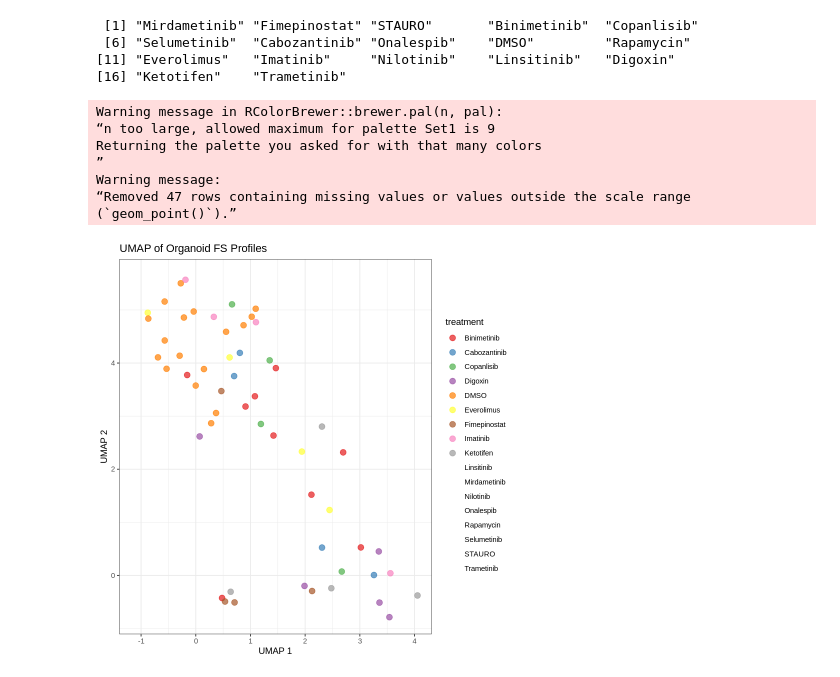
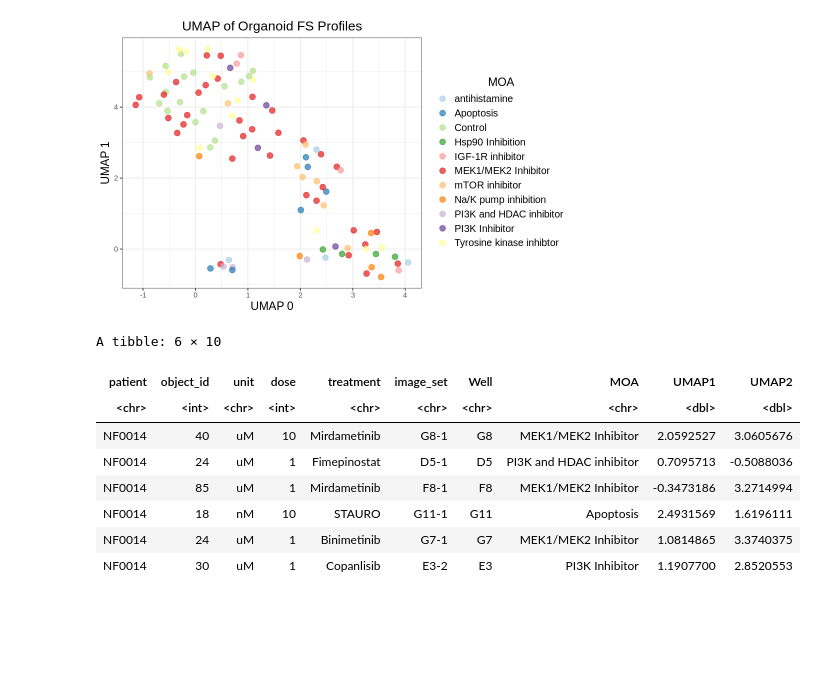
Before and after one commit to MikeLippincott/GFF_3D_organoid_profiling_pipeline, a Jupyter notebook: 5.EDA/notebooks/1.plot_umap.ipynb, the cells around one changed output. Cells and saved outputs as stored; diff of their text form; code cells hidden in the pictures; blank space fills up the shorter version.

Commit message:
add umaps

```diff
--- a/5.EDA/notebooks/1.plot_umap.ipynb
+++ b/5.EDA/notebooks/1.plot_umap.ipynb
@@ -37,28 +33,35 @@ A tibble: 6 × 9
-# %%
-treatments <- unique(umap_results$treatment)
-treatments
-# %% [output]
- [1] "Mirdametinib" "Fimepinostat" "STAURO"       "Binimetinib"  "Copanlisib"
- [6] "Selumetinib"  "Cabozantinib" "Onalespib"    "DMSO"         "Rapamycin"
-[11] "Everolimus"   "Imatinib"     "Nilotinib"    "Linsitinib"   "Digoxin"
-[16] "Ketotifen"    "Trametinib"
 # %%
-
+width <- 8
+height <- 5
+options(repr.plot.width = width, repr.plot.height = height)
 umap_organoid_plot <- (
-    ggplot(umap_results, aes(x = UMAP1, y = UMAP2, color = treatment))
+    ggplot(umap_results, aes(x = UMAP1, y = UMAP2, color = MOA))
     + geom_point(size = 3, alpha = 0.7)
-    + scale_color_brewer(palette = "Set1")
-    + labs(title = "UMAP of Organoid FS Profiles", x = "UMAP 1", y = "UMAP 2")
+    + scale_color_brewer(palette = "Paired")
+    + labs(title = "UMAP of Organoid FS Profiles", x = "UMAP 0", y = "UMAP 1")
     + theme_bw()
+    + theme(
+        plot.title = element_text(hjust = 0.5, size = 16),
+        axis.title.x = element_text(size = 14),
+        axis.title.y = element_text(size = 14),
+        legend.title = element_text(size = 14, hjust = 0.5),
+        legend.text = element_text(size = 12)
+    )
 )
+ggsave(umap_organoid_plot, file = "../figures/NF0014/umap_organoid_profiles.png", width = width, height = height, dpi = 300)
 umap_organoid_plot
 # %% [output]
-Warning message in RColorBrewer::brewer.pal(n, pal):
-“n too large, allowed maximum for palette Set1 is 9
-Returning the palette you asked for with that many colors
-”
-Warning message:
-“Removed 47 rows containing missing values or values outside the scale range
-(`geom_point()`).”
-[figure, old version]
+[figure, new version]
+# %%
+head(umap_results)
+# %% [output]
+A tibble: 6 × 10
+| patient | object_id | unit | dose | treatment | image_set | Well | MOA | UMAP1 | UMAP2 |
+| <chr> | <int> | <chr> | <int> | <chr> | <chr> | <chr> | <chr> | <dbl> | <dbl> |
+| NF0014 | 40 | uM | 10 | Mirdametinib | G8-1 | G8 | MEK1/MEK2 Inhibitor | 2.0592527 | 3.0605676 |
+| NF0014 | 24 | uM | 1 | Fimepinostat | D5-1 | D5 | PI3K and HDAC inhibitor | 0.7095713 | -0.5088036 |
+| NF0014 | 85 | uM | 1 | Mirdametinib | F8-1 | F8 | MEK1/MEK2 Inhibitor | -0.3473186 | 3.2714994 |
+| NF0014 | 18 | nM | 10 | STAURO | G11-1 | G11 | Apoptosis | 2.4931569 | 1.6196111 |
+| NF0014 | 24 | uM | 1 | Binimetinib | G7-1 | G7 | MEK1/MEK2 Inhibitor | 1.0814865 | 3.3740375 |
+| NF0014 | 30 | uM | 1 | Copanlisib | E3-2 | E3 | PI3K Inhibitor | 1.1907700 | 2.8520553 |
 # %%
```
Also changed, not shown: parts of 7 cells of this notebook, 7 other files.
